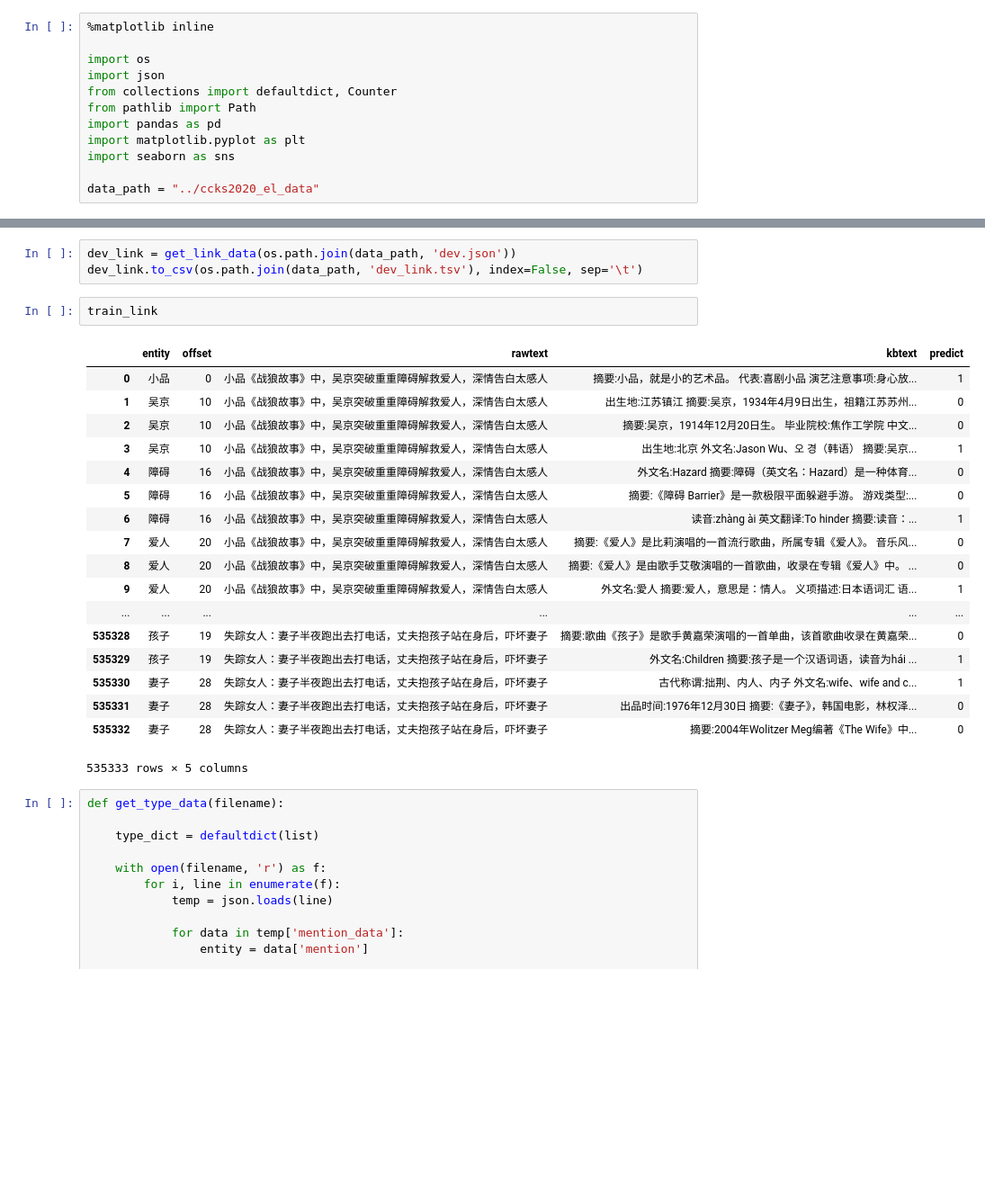
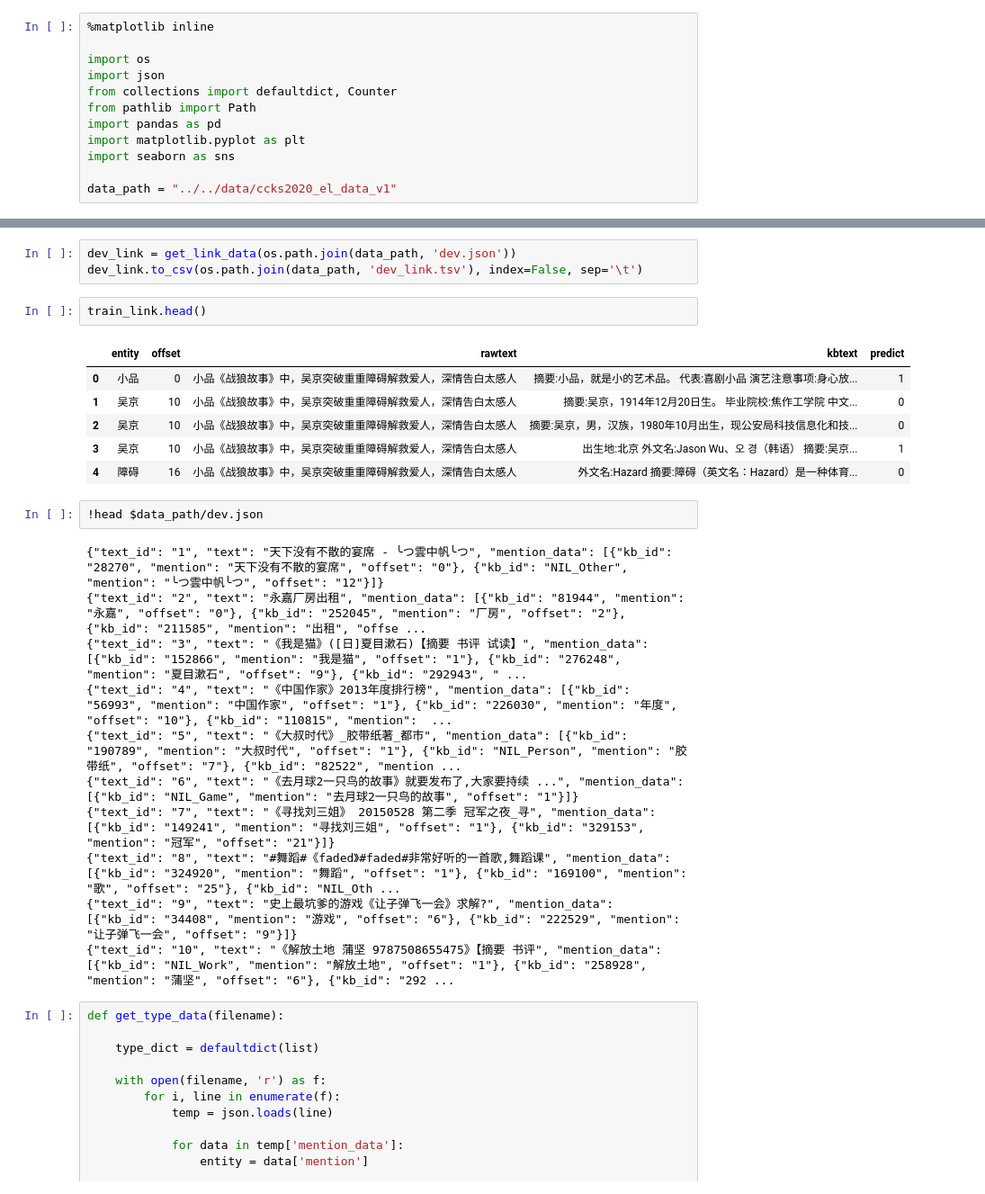
Before and after one commit to RegiusQuant/CCKS2020-Entity-Linking, a Jupyter notebook: notebooks/zeweichu/data-analysis.ipynb, the cells around one changed output, grey strips where cells are left out. Shown at 90% size. Saved outputs shown, nothing was run; the diff lists cells and outputs as text; blank space fills up the shorter version.

```diff
--- a/notebooks/zeweichu/data-analysis.ipynb
+++ b/notebooks/zeweichu/data-analysis.ipynb
@@ -9,4 +9,4 @@ import pandas as pd
 import matplotlib.pyplot as plt
 import seaborn as sns
 
-data_path = "../ccks2020_el_data"
+data_path = "../../data/ccks2020_el_data_v1"
@@ -158,26 +193,27 @@ train_link.to_csv(os.path.join(data_path, 'train_link.tsv'), index=False, sep='\
 dev_link = get_link_data(os.path.join(data_path, 'dev.json'))
 dev_link.to_csv(os.path.join(data_path, 'dev_link.tsv'), index=False, sep='\t')
 # %%
-train_link
+train_link.head()
 # %% [output]
 |  | entity | offset | rawtext | kbtext | predict |
 | 0 | 小品 | 0 | 小品《战狼故事》中，吴京突破重重障碍解救爱人，深情告白太感人 | 摘要:小品，就是小的艺术品。 代表:喜剧小品 演艺注意事项:身心放... | 1 |
-| 1 | 吴京 | 10 | 小品《战狼故事》中，吴京突破重重障碍解救爱人，深情告白太感人 | 出生地:江苏镇江 摘要:吴京，1934年4月9日出生，祖籍江苏苏州... | 0 |
-| 2 | 吴京 | 10 | 小品《战狼故事》中，吴京突破重重障碍解救爱人，深情告白太感人 | 摘要:吴京，1914年12月20日生。 毕业院校:焦作工学院 中文... | 0 |
+| 1 | 吴京 | 10 | 小品《战狼故事》中，吴京突破重重障碍解救爱人，深情告白太感人 | 摘要:吴京，1914年12月20日生。 毕业院校:焦作工学院 中文... | 0 |
+| 2 | 吴京 | 10 | 小品《战狼故事》中，吴京突破重重障碍解救爱人，深情告白太感人 | 摘要:吴京，男，汉族，1980年10月出生，现公安局科技信息化和技... | 0 |
 | 3 | 吴京 | 10 | 小品《战狼故事》中，吴京突破重重障碍解救爱人，深情告白太感人 | 出生地:北京 外文名:Jason Wu、오 경（韩语） 摘要:吴京... | 1 |
 | 4 | 障碍 | 16 | 小品《战狼故事》中，吴京突破重重障碍解救爱人，深情告白太感人 | 外文名:Hazard 摘要:障碍（英文名：Hazard）是一种体育... | 0 |
-| 5 | 障碍 | 16 | 小品《战狼故事》中，吴京突破重重障碍解救爱人，深情告白太感人 | 摘要:《障碍 Barrier》是一款极限平面躲避手游。 游戏类型:... | 0 |
-| 6 | 障碍 | 16 | 小品《战狼故事》中，吴京突破重重障碍解救爱人，深情告白太感人 | 读音:zhàng ài 英文翻译:To hinder 摘要:读音：... | 1 |
-| 7 | 爱人 | 20 | 小品《战狼故事》中，吴京突破重重障碍解救爱人，深情告白太感人 | 摘要:《爱人》是比莉演唱的一首流行歌曲，所属专辑《爱人》。 音乐风... | 0 |
-| 8 | 爱人 | 20 | 小品《战狼故事》中，吴京突破重重障碍解救爱人，深情告白太感人 | 摘要:《爱人》是由歌手艾敬演唱的一首歌曲，收录在专辑《爱人》中。 ... | 0 |
-| 9 | 爱人 | 20 | 小品《战狼故事》中，吴京突破重重障碍解救爱人，深情告白太感人 | 外文名:愛人 摘要:爱人，意思是：情人。 义项描述:日本语词汇 语... | 1 |
-| ... | ... | ... | ... | ... | ... |
-| 535328 | 孩子 | 19 | 失踪女人：妻子半夜跑出去打电话，丈夫抱孩子站在身后，吓坏妻子 | 摘要:歌曲《孩子》是歌手黄嘉荣演唱的一首单曲，该首歌曲收录在黄嘉荣... | 0 |
-| 535329 | 孩子 | 19 | 失踪女人：妻子半夜跑出去打电话，丈夫抱孩子站在身后，吓坏妻子 | 外文名:Children 摘要:孩子是一个汉语词语，读音为hái ... | 1 |
-| 535330 | 妻子 | 28 | 失踪女人：妻子半夜跑出去打电话，丈夫抱孩子站在身后，吓坏妻子 | 古代称谓:拙荆、内人、内子 外文名:wife、wife and c... | 1 |
-| 535331 | 妻子 | 28 | 失踪女人：妻子半夜跑出去打电话，丈夫抱孩子站在身后，吓坏妻子 | 出品时间:1976年12月30日 摘要:《妻子》，韩国电影，林权泽... | 0 |
-| 535332 | 妻子 | 28 | 失踪女人：妻子半夜跑出去打电话，丈夫抱孩子站在身后，吓坏妻子 | 摘要:2004年Wolitzer Meg编著《The Wife》中... | 0 |
-535333 rows × 5 columns
+# %%
+!head $data_path/dev.json
+# %% [output]
+{"text_id": "1", "text": "天下没有不散的宴席 - ╰つ雲中帆╰つ", "mention_data": [{"kb_id": "28270", "mention": "天下没有不散的宴席", "offset": "0"}, {"kb_id": "NIL_Other", "mention": "╰つ雲中帆╰つ", "offset": "12"}]}
+{"text_id": "2", "text": "永嘉厂房出租", "mention_data": [{"kb_id": "81944", "mention": "永嘉", "offset": "0"}, {"kb_id": "252045", "mention": "厂房", "offset": "2"}, {"kb_id": "211585", "mention": "出租", "offse ...
+{"text_id": "3", "text": "《我是猫》([日]夏目漱石)【摘要 书评 试读】", "mention_data": [{"kb_id": "152866", "mention": "我是猫", "offset": "1"}, {"kb_id": "276248", "mention": "夏目漱石", "offset": "9"}, {"kb_id": "292943", " ...
+{"text_id": "4", "text": "《中国作家》2013年度排行榜", "mention_data": [{"kb_id": "56993", "mention": "中国作家", "offset": "1"}, {"kb_id": "226030", "mention": "年度", "offset": "10"}, {"kb_id": "110815", "mention":  ...
+{"text_id": "5", "text": "《大叔时代》_胶带纸著_都市", "mention_data": [{"kb_id": "190789", "mention": "大叔时代", "offset": "1"}, {"kb_id": "NIL_Person", "mention": "胶带纸", "offset": "7"}, {"kb_id": "82522", "mention ...
+{"text_id": "6", "text": "《去月球2一只鸟的故事》就要发布了,大家要持续 ...", "mention_data": [{"kb_id": "NIL_Game", "mention": "去月球2一只鸟的故事", "offset": "1"}]}
+{"text_id": "7", "text": "《寻找刘三姐》 20150528 第二季 冠军之夜_寻", "mention_data": [{"kb_id": "149241", "mention": "寻找刘三姐", "offset": "1"}, {"kb_id": "329153", "mention": "冠军", "offset": "21"}]}
+{"text_id": "8", "text": "#舞蹈#《faded》#faded#非常好听的一首歌,舞蹈课", "mention_data": [{"kb_id": "324920", "mention": "舞蹈", "offset": "1"}, {"kb_id": "169100", "mention": "歌", "offset": "25"}, {"kb_id": "NIL_Oth ...
+{"text_id": "9", "text": "史上最坑爹的游戏《让子弹飞一会》求解?", "mention_data": [{"kb_id": "34408", "mention": "游戏", "offset": "6"}, {"kb_id": "222529", "mention": "让子弹飞一会", "offset": "9"}]}
+{"text_id": "10", "text": "《解放土地 蒲坚 9787508655475》【摘要 书评", "mention_data": [{"kb_id": "NIL_Work", "mention": "解放土地", "offset": "1"}, {"kb_id": "258928", "mention": "蒲坚", "offset": "6"}, {"kb_id": "292 ...
 # %%
 def get_type_data(filename):
 
```
Also changed, not shown: parts of 4 cells of this notebook, 2 other files.
